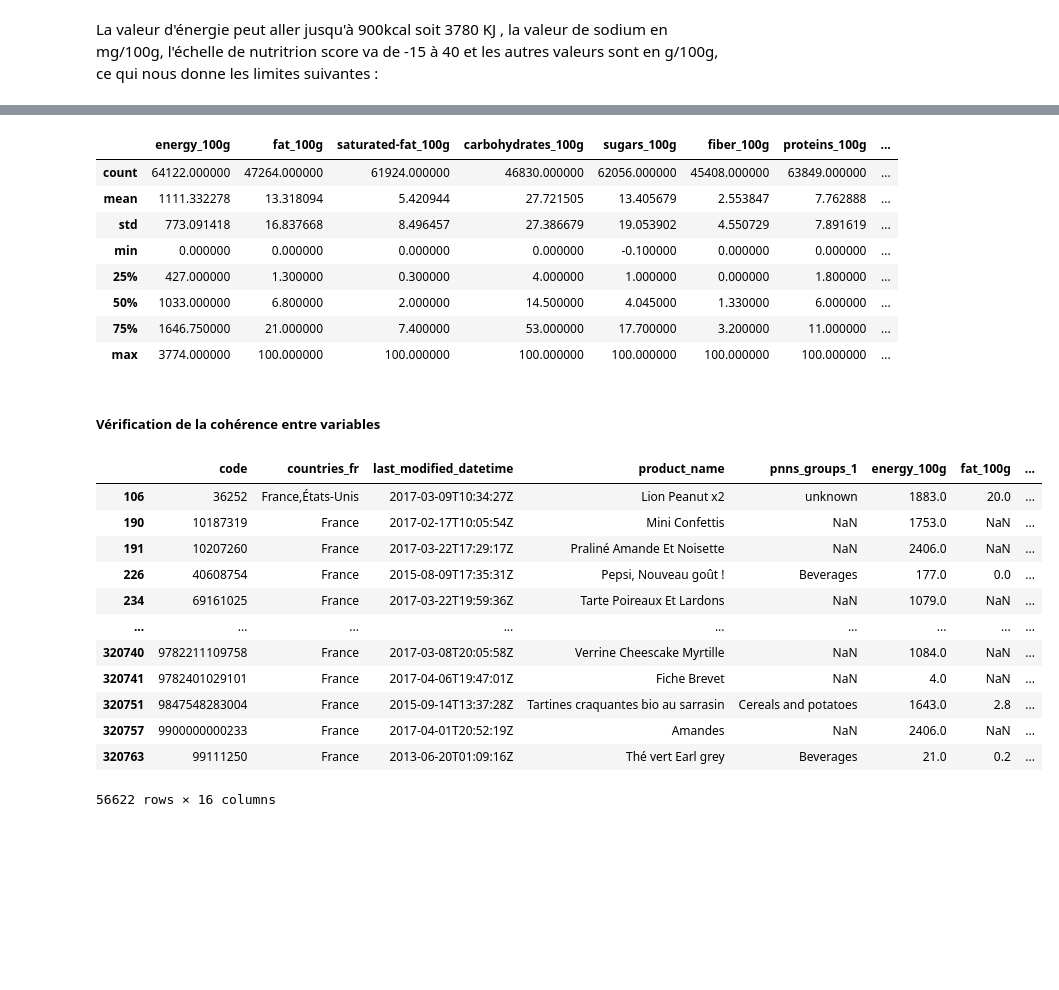
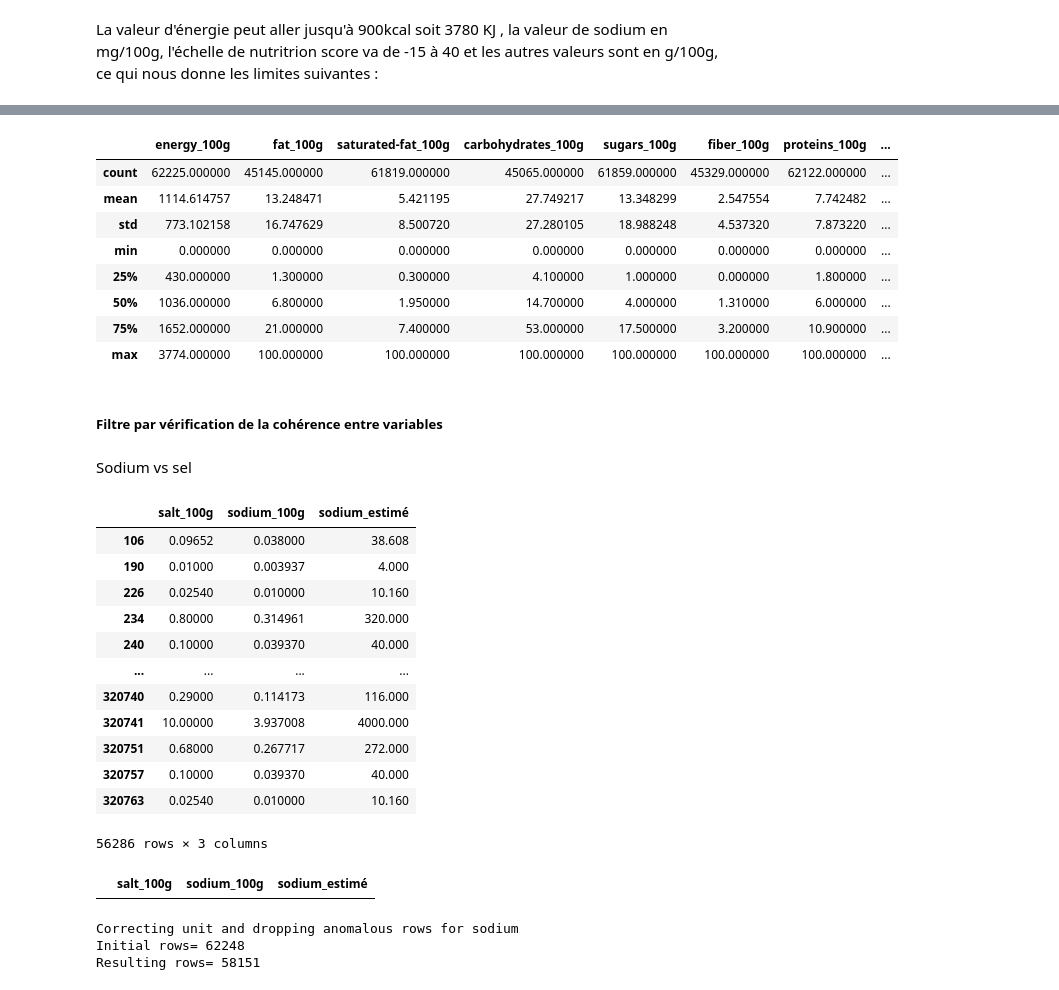
Before and after one commit to BlancaAlfaro/Projet3, a Jupyter notebook: P3-notebook.ipynb, the cells around one changed output, grey strips where cells are left out. Drawn from its saved outputs; the diff is of its cells as text; code cells hidden in the pictures; blank space fills up the shorter version.

```diff
--- a/P3-notebook.ipynb
+++ b/P3-notebook.ipynb
@@ -147,11 +120,11 @@ None
 # %%
 def drop_empty (df) :
-    print('Dropping rows without product name, duplicated rows and empty columns (>25% nans)')
+    print('Dropping rows without product name, with less than half numerical data per row, duplicated rows and empty columns (>25% nans)')
     print('Initial row & columns :',df.shape)
     df.dropna(subset='product_name',inplace=True)
     df.drop_duplicates(subset='code',keep='last',inplace=True)
     df.dropna(axis=1,thresh=df.shape[0]/4,inplace=True)
-    df.dropna(subset=df.select_dtypes('number').columns,how='all',inplace=True)
+    df.dropna(subset=df.select_dtypes('number').columns,thresh=(df.select_dtypes('number').columns.shape[0])/2,inplace=True)
     print('Resulting rows and columns',df.shape)
     nutri_cols=['pnns_groups_1','energy_100g','fat_100g','saturated-fat_100g','sugars_100g','proteins_100g','fiber_100g','sodium_100g','fruits-vegetables-nuts_100g']
     for col in nutri_cols:
@@ -254,7 +222,7 @@ def drop_outofbounds(df):
     col_list=[col for col in df.columns if ('_100g' in str(col))&(col not in ['sodium_100g','nutrition-score-fr_100g','nutrition-score-uk_100g','energy_100g'])]
 
     for col in col_list:
-        filtre=df[col]>100
+        filtre=(df[col]>100)|(df[col]<0)
         if (filtre).any():
             print(col,': Valeurs hors limites : ',(filtre).sum(),' lignes supprimées')
             display(df [filtre])
@@ -341,30 +311,34 @@ salt_100g : Valeurs hors limites :  2  lignes supprimées
 filtered_df.describe()
 # %% [output]
 |  | energy_100g | fat_100g | saturated-fat_100g | carbohydrates_100g | sugars_100g | fiber_100g | proteins_100g | ... |
-| count | 64122.000000 | 47264.000000 | 61924.000000 | 46830.000000 | 62056.000000 | 45408.000000 | 63849.000000 | ... |
-| mean | 1111.332278 | 13.318094 | 5.420944 | 27.721505 | 13.405679 | 2.553847 | 7.762888 | ... |
-| std | 773.091418 | 16.837668 | 8.496457 | 27.386679 | 19.053902 | 4.550729 | 7.891619 | ... |
-| min | 0.000000 | 0.000000 | 0.000000 | 0.000000 | -0.100000 | 0.000000 | 0.000000 | ... |
-| 25% | 427.000000 | 1.300000 | 0.300000 | 4.000000 | 1.000000 | 0.000000 | 1.800000 | ... |
-| 50% | 1033.000000 | 6.800000 | 2.000000 | 14.500000 | 4.045000 | 1.330000 | 6.000000 | ... |
-| 75% | 1646.750000 | 21.000000 | 7.400000 | 53.000000 | 17.700000 | 3.200000 | 11.000000 | ... |
+| count | 62225.000000 | 45145.000000 | 61819.000000 | 45065.000000 | 61859.000000 | 45329.000000 | 62122.000000 | ... |
+| mean | 1114.614757 | 13.248471 | 5.421195 | 27.749217 | 13.348299 | 2.547554 | 7.742482 | ... |
+| std | 773.102158 | 16.747629 | 8.500720 | 27.280105 | 18.988248 | 4.537320 | 7.873220 | ... |
+| min | 0.000000 | 0.000000 | 0.000000 | 0.000000 | 0.000000 | 0.000000 | 0.000000 | ... |
+| 25% | 430.000000 | 1.300000 | 0.300000 | 4.100000 | 1.000000 | 0.000000 | 1.800000 | ... |
+| 50% | 1036.000000 | 6.800000 | 1.950000 | 14.700000 | 4.000000 | 1.310000 | 6.000000 | ... |
+| 75% | 1652.000000 | 21.000000 | 7.400000 | 53.000000 | 17.500000 | 3.200000 | 10.900000 | ... |
 | max | 3774.000000 | 100.000000 | 100.000000 | 100.000000 | 100.000000 | 100.000000 | 100.000000 | ... |
 # %% [markdown]
-##### Vérification de la cohérence entre variables
+##### Filtre par vérification de la cohérence entre variables
+# %% [markdown]
+Sodium vs sel
 # %%
-filtered_df[((filtered_df['salt_100g']*1000/2.5).round(0)-(filtered_df['sodium_100g']))>0.1]
+incoherences_sodium=filtered_df[((filtered_df['salt_100g']*1000/2.5).round(0)-(filtered_df['sodium_100g']))>1][['salt_100g','sodium_100g']]
+incoherences_sodium['sodium_estimé']=incoherences_sodium['salt_100g']*1000/2.5
+incoherences_sodium
 # %% [output]
-|  | code | countries_fr | last_modified_datetime | product_name | pnns_groups_1 | energy_100g | fat_100g | ... |
-| 106 | 36252 | France,États-Unis | 2017-03-09T10:34:27Z | Lion Peanut x2 | unknown | 1883.0 | 20.0 | ... |
-| 190 | 10187319 | France | 2017-02-17T10:05:54Z | Mini Confettis | NaN | 1753.0 | NaN | ... |
-| 191 | 10207260 | France | 2017-03-22T17:29:17Z | Praliné Amande Et Noisette | NaN | 2406.0 | NaN | ... |
-| 226 | 40608754 | France | 2015-08-09T17:35:31Z | Pepsi, Nouveau goût ! | Beverages | 177.0 | 0.0 | ... |
-| 234 | 69161025 | France | 2017-03-22T19:59:36Z | Tarte Poireaux Et Lardons | NaN | 1079.0 | NaN | ... |
-| ... | ... | ... | ... | ... | ... | ... | ... | ... |
-| 320740 | 9782211109758 | France | 2017-03-08T20:05:58Z | Verrine Cheescake Myrtille | NaN | 1084.0 | NaN | ... |
-| 320741 | 9782401029101 | France | 2017-04-06T19:47:01Z | Fiche Brevet | NaN | 4.0 | NaN | ... |
-| 320751 | 9847548283004 | France | 2015-09-14T13:37:28Z | Tartines craquantes bio au sarrasin | Cereals and potatoes | 1643.0 | 2.8 | ... |
-| 320757 | 9900000000233 | France | 2017-04-01T20:52:19Z | Amandes | NaN | 2406.0 | NaN | ... |
-| 320763 | 99111250 | France | 2013-06-20T01:09:16Z | Thé vert Earl grey | Beverages | 21.0 | 0.2 | ... |
+|  | salt_100g | sodium_100g | sodium_estimé |
+| 106 | 0.09652 | 0.038000 | 38.608 |
+| 190 | 0.01000 | 0.003937 | 4.000 |
+| 226 | 0.02540 | 0.010000 | 10.160 |
+| 234 | 0.80000 | 0.314961 | 320.000 |
+| 240 | 0.10000 | 0.039370 | 40.000 |
+| ... | ... | ... | ... |
+| 320740 | 0.29000 | 0.114173 | 116.000 |
+| 320741 | 10.00000 | 3.937008 | 4000.000 |
+| 320751 | 0.68000 | 0.267717 | 272.000 |
+| 320757 | 0.10000 | 0.039370 | 40.000 |
+| 320763 | 0.02540 | 0.010000 | 10.160 |
-56622 rows × 16 columns
+56286 rows × 3 columns
 # %%
@@ -373,0 +346,5 @@ filtered_df[((filtered_df['salt_100g']*1000/2.5).round(0)-(filtered_df['sodium_1
+# %%
+# Ecarts entre sodium_estimé (en mg) et sodium_100g (hypothèse : saisi en g pour ceux où il y a des incohérences)
+incoherences_sodium[(incoherences_sodium['sodium_estimé']/1000-incoherences_sodium['sodium_100g'])>1]
+# %% [output]
+|  | salt_100g | sodium_100g | sodium_estimé |
@@ -373,0 +362,6 @@ filtered_df[((filtered_df['salt_100g']*1000/2.5).round(0)-(filtered_df['sodium_1
+# %%
+filtered_df=correct_sodium_unit(filtered_df)
+# %% [output]
+Correcting unit and dropping anomalous rows for sodium
+Initial rows= 62248
+Resulting rows= 58151
```
Also changed, not shown: parts of 63 cells of this notebook, 1 other file.
